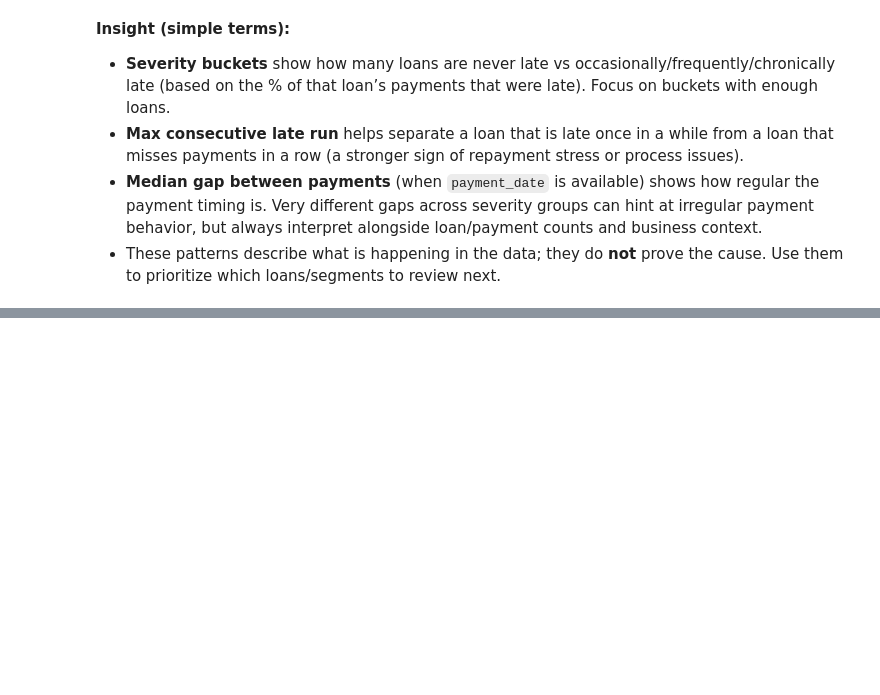
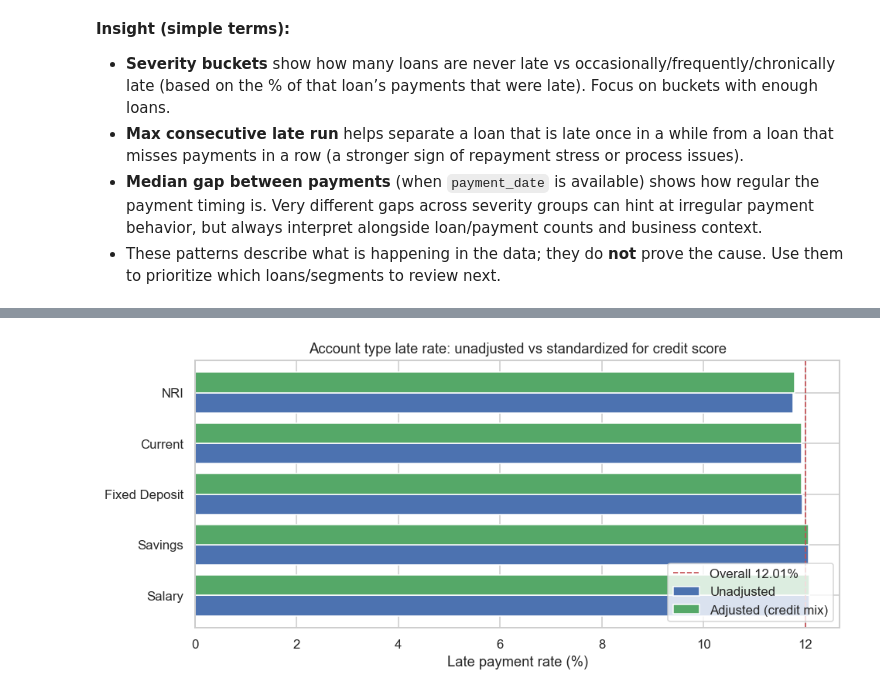
Before and after one commit to ConradNats/Banking-data-analysis, a Jupyter notebook: notebooks/02_loan_repayment.ipynb, the cells around one changed output, grey strips where cells are left out. Drawn from its saved outputs; the diff is of its cells as text; code cells hidden in the pictures; blank space fills up the shorter version.

```diff
--- a/notebooks/02_loan_repayment.ipynb
+++ b/notebooks/02_loan_repayment.ipynb
@@ -1896,0 +1956,87 @@ else:
+# %%
+def standardized_rate(df, segment, control, min_cell=200):
+    """Direct standardization: reweight segment rates to the overall control distribution."""
+    d = df.dropna(subset=[segment, control, 'late_payment_flag']).copy()
+    overall_w = d[control].value_counts(normalize=True, dropna=True)
+
+    g = (d.groupby([segment, control], dropna=False, observed=True)
+           .agg(payments=('late_payment_flag','size'),
+                late=('late_payment_flag','sum'))
+           .reset_index())
+    g['rate'] = g['late'] / g['payments']
+
+    rows = []
+    for seg_val, part in g.groupby(segment, observed=True):
+        part = part[part['payments'] >= min_cell]
+        if part.empty:
+            continue
+        w = part[control].map(overall_w).astype(float)
+        if w.sum() == 0:
+            continue
+        rows.append({
+            segment: seg_val,
+            'adjusted_rate_%': float((w * part['rate']).sum() / w.sum() * 100),
+            'cells_used': int(len(part)),
+            'payments_used': int(part['payments'].sum()),
+        })
+    return pd.DataFrame(rows)
+
+if 'account_type' in base.columns and 'credit_score_band' in base.columns:
+    unadj = (base.groupby('account_type', observed=True)
+                 .agg(payments=('late_payment_flag','size'),
+                      late=('late_payment_flag','sum'))
+                 .reset_index())
+    unadj['unadjusted_rate_%'] = unadj['late'] / unadj['payments'] * 100
+
+    adj = standardized_rate(base, 'account_type', 'credit_score_band', min_cell=200)
+    if len(adj):
+        compare = unadj.merge(adj, on='account_type', how='inner')
+        compare['change_pp'] = compare['adjusted_rate_%'] - compare['unadjusted_rate_%']
+        compare = compare.sort_values('adjusted_rate_%', ascending=False)
+        print('Account type: unadjusted vs credit-score-standardized late rates')
+        display(compare[['account_type','payments','unadjusted_rate_%','adjusted_rate_%','change_pp','cells_used']].round(3))
+
+        # Simple bar comparison
+        y = np.arange(len(compare))
+        fig, ax = plt.subplots(figsize=(9, 4.2))
+        ax.barh(y - 0.2, compare['unadjusted_rate_%'], height=0.4, label='Unadjusted', color='#4C72B0')
+        ax.barh(y + 0.2, compare['adjusted_rate_%'], height=0.4, label='Adjusted (credit mix)', color='#55A868')
+        ax.set_yticks(y); ax.set_yticklabels(compare['account_type'])
+        ax.axvline(overall_rate, color='#C44E52', linestyle='--', linewidth=1.1, label=f'Overall {overall_rate:.2f}%')
+        ax.set_xlabel('Late payment rate (%)')
+        ax.set_title('Account type late rate: unadjusted vs standardized for credit score')
+        ax.legend(loc='lower right')
+        plt.tight_layout()
+        try:
+            plt.savefig(FIG_DIR / 'late_rate_account_type_adjusted.png', bbox_inches='tight')
+        except Exception:
+            pass
+        plt.show()
+    else:
+        print('Standardization skipped (not enough payments per account-type x credit-band cell).')
+
+# Heatmap: account type within credit band (the raw cells behind the standardization)
+if 'credit_score_band' in base.columns and 'account_type' in base.columns:
+    ct = (base.dropna(subset=['credit_score_band','account_type','late_payment_flag'])
+              .groupby(['credit_score_band','account_type'], dropna=False, observed=True)
+              .agg(payments=('late_payment_flag','size'),
+                   late=('late_payment_flag','sum'))
+              .reset_index())
+    ct['late_rate_%'] = ct['late'] / ct['payments'] * 100
+    ct = ct[ct['payments'] >= 200]
+    if len(ct):
+        pv = ct.pivot(index='credit_score_band', columns='account_type', values='late_rate_%')
+        plt.figure(figsize=(max(7, 1.3 * pv.shape[1] + 2), 4.4))
+        sns.heatmap(pv, annot=True, fmt='.1f', cmap='YlOrRd', linewidths=0.3,
+                    cbar_kws={'label': 'Late rate %'})
+        plt.title('Late rate by account type within credit score band (n≥200 per cell)')
+        plt.ylabel('Credit score band'); plt.xlabel('Account type')
+        plt.tight_layout()
+        try:
+            plt.savefig(FIG_DIR / 'late_rate_account_type_by_credit_band.png', bbox_inches='tight')
+        except Exception:
+            pass
+        plt.show()
+else:
+    print('Heatmap skipped (need credit_score_band and account_type).')
+# %% [output]
@@ -1896,0 +2050 @@ else:
+[figure, added]
```
Also changed, not shown: parts of 19 cells of this notebook, 8 other files.
